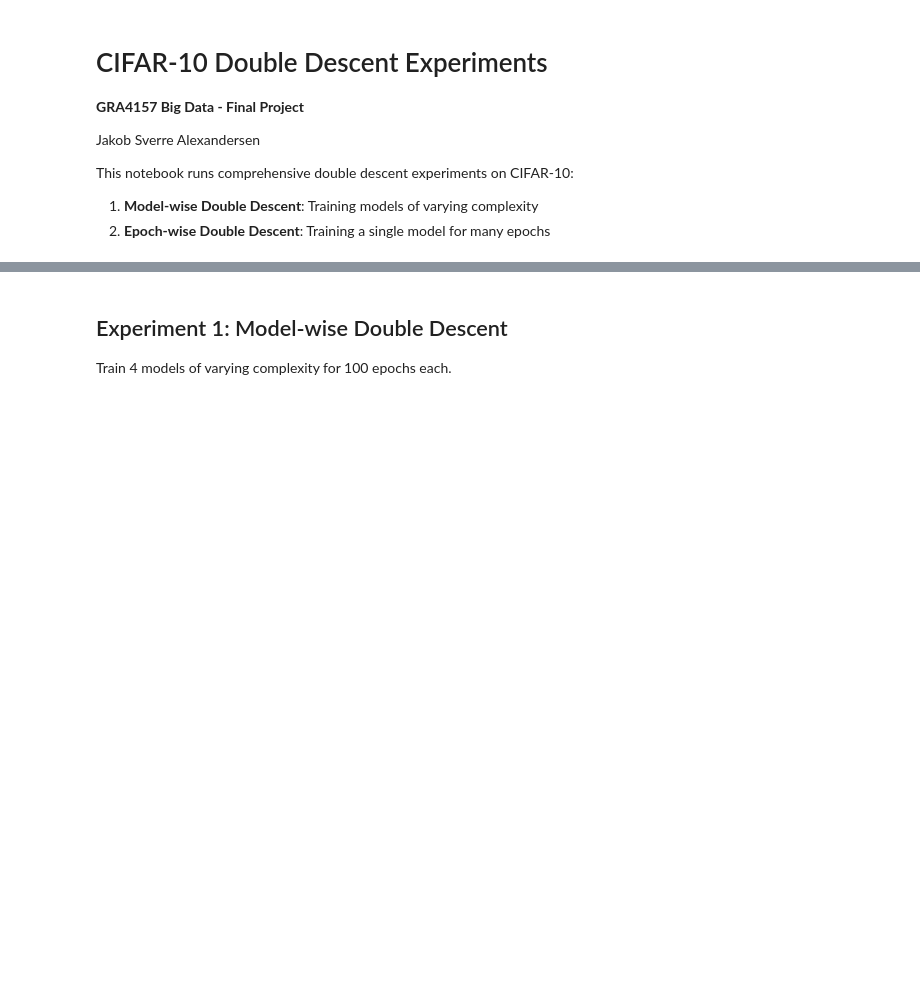
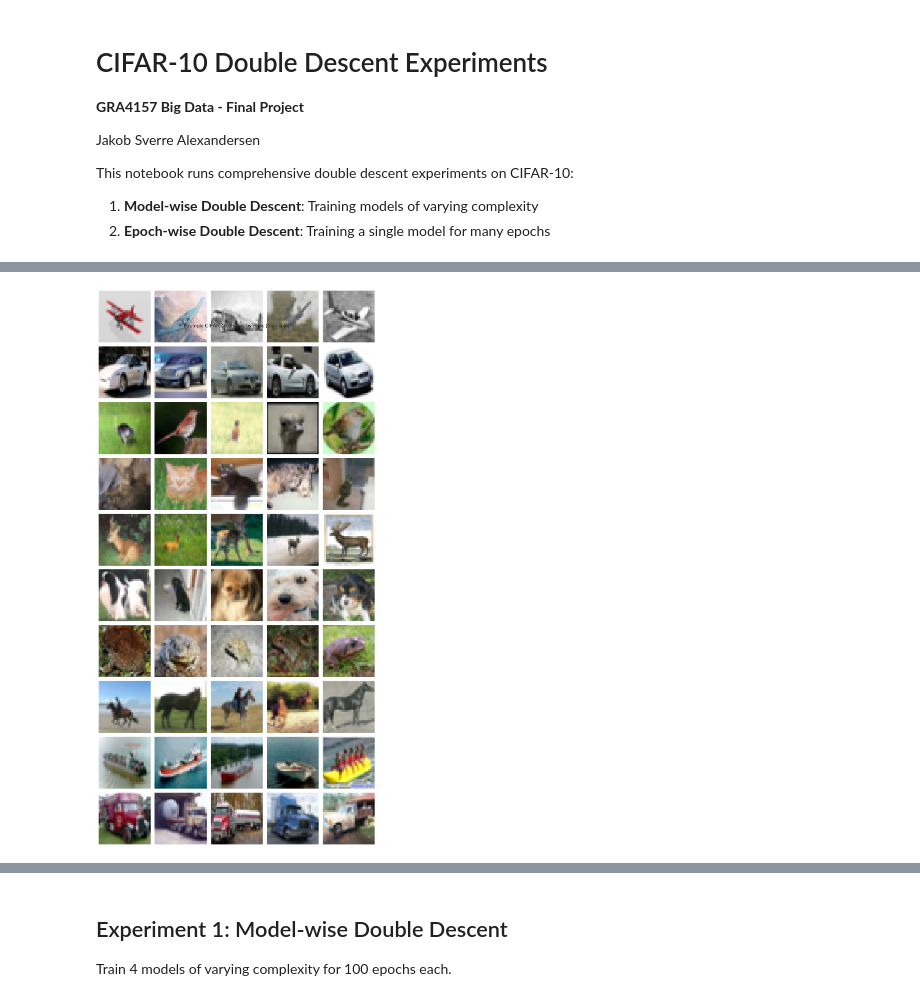
Before and after one commit to alexandersen01/GRA4157-big-data-final-proj, a Jupyter notebook: cifar10_experiments_notebook.ipynb, the cells around one changed output, grey strips where cells are left out. Saved outputs shown, nothing was run; the diff lists cells and outputs as text; code cells hidden in the pictures; blank space fills up the shorter version.

```diff
--- a/cifar10_experiments_notebook.ipynb
+++ b/cifar10_experiments_notebook.ipynb
@@ -113,0 +222,50 @@ class names: ['airplane', 'automobile', 'bird', 'cat', 'deer', 'dog', 'frog', 'h
+# %%
+# Visualize example images from the training set
+
+mean = np.array([0.4914, 0.4822, 0.4465])
+std = np.array([0.2470, 0.2435, 0.2616])
+
+
+def unnormalize(img):
+    """Convert a normalized image tensor (3, 32, 32) back to [0, 1] RGB image for plotting."""
+    img = img * std[:, None, None] + mean[:, None, None]
+    img = np.clip(img, 0.0, 1.0)
+    return np.transpose(img, (1, 2, 0))  # (H, W, C) for matplotlib
+
+
+num_classes = len(class_names)
+samples_per_class = 5
+
+fig, axes = plt.subplots(
+    num_classes,
+    samples_per_class,
+    figsize=(2.2 * samples_per_class, 2.2 * num_classes)
+)
+
+for class_idx, class_name in enumerate(class_names):
+    class_indices = np.where(y_train == class_idx)[0]
+    # In the unlikely event a class has fewer samples than requested, allow replacement
+    replace = len(class_indices) < samples_per_class
+    selected_indices = np.random.choice(
+        class_indices, size=samples_per_class, replace=replace
+    )
+
+    for j, idx in enumerate(selected_indices):
+        ax = axes[class_idx, j] if num_classes > 1 else axes[j]
+        img = unnormalize(X_train_img[idx])
+        ax.imshow(img)
+        ax.axis("off")
+        if j == 0:
+            ax.set_ylabel(
+                class_name,
+                rotation=0,
+                ha="right",
+                va="center",
+                fontsize=10,
+            )
+
+plt.suptitle("Example CIFAR-10 images by class (train split)", fontsize=14, y=0.92)
+plt.tight_layout()
+plt.show()
+# %% [output]
+[figure, added]
```
Also changed, not shown: parts of 8 cells of this notebook, 10 other files.
